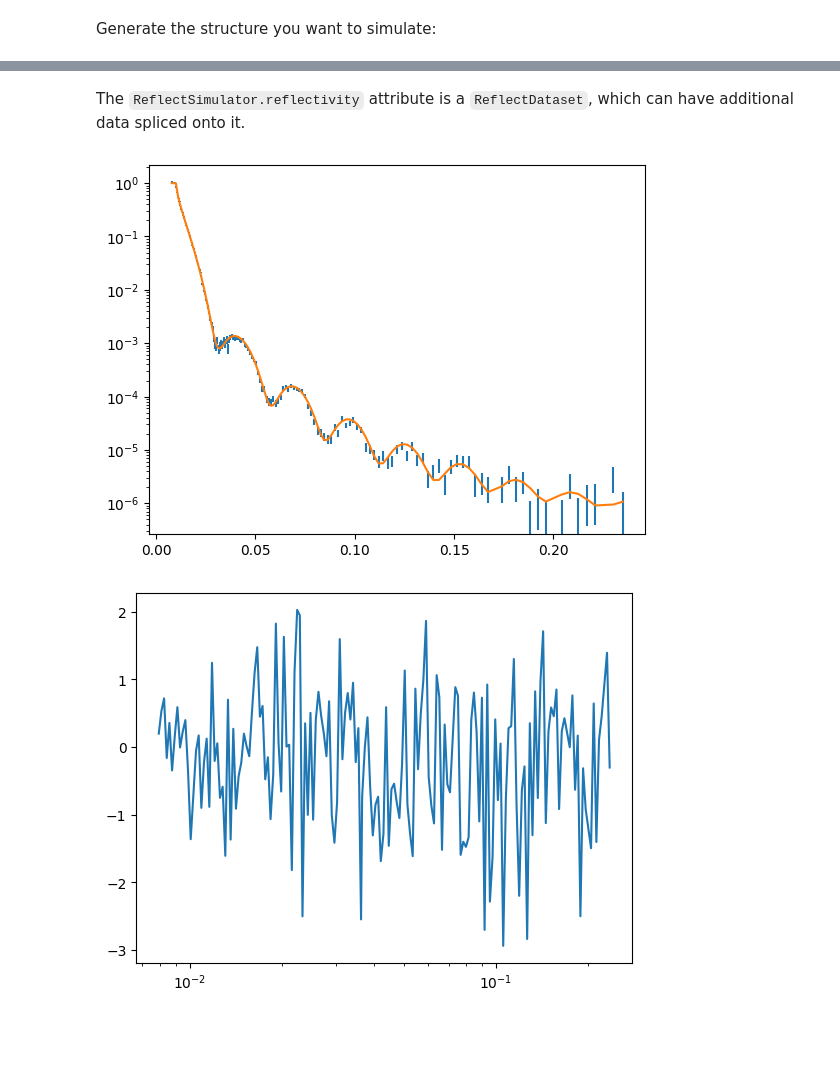
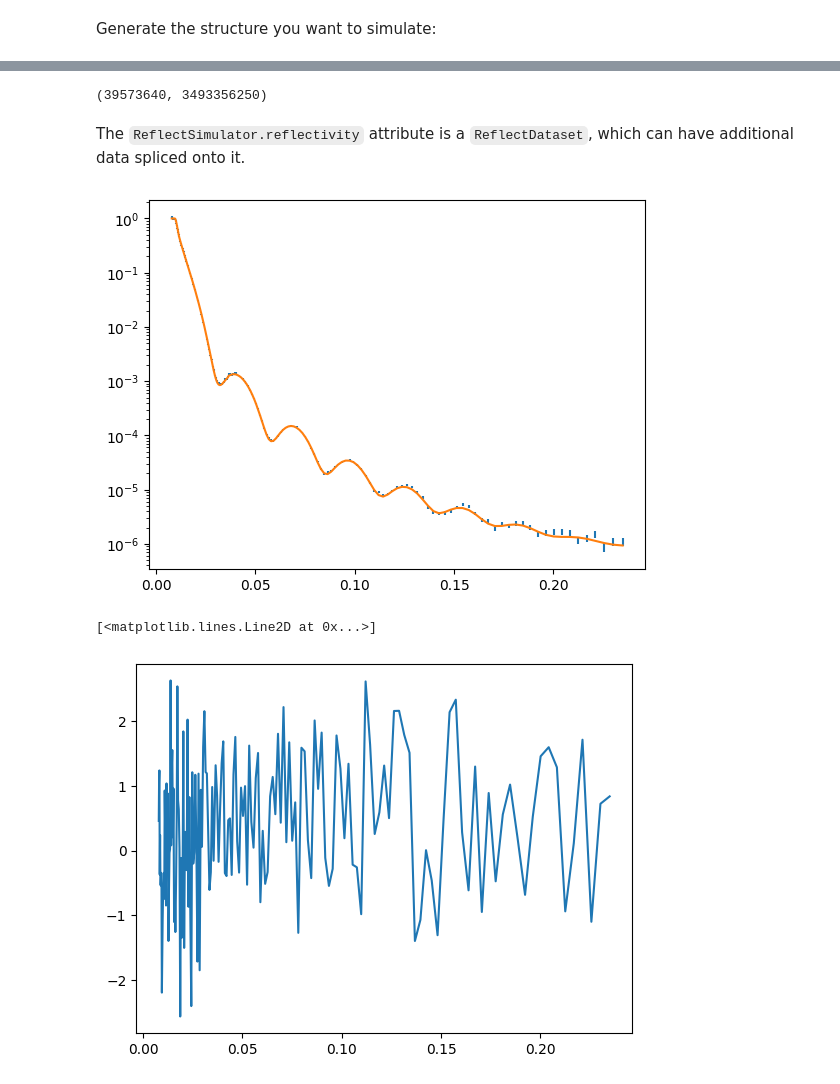
Before and after one commit to refnx/refnx-models, a Jupyter notebook: platypus-simulate/Platypus_simulator.ipynb, the cells around one changed output, grey strips where cells are left out. Saved outputs shown, nothing was run; the diff lists cells and outputs as text; code cells hidden in the pictures; blank space fills up the shorter version.

Commit message:
MAINT: non-gaussian resolution function

```diff
--- a/platypus-simulate/Platypus_simulator.ipynb
+++ b/platypus-simulate/Platypus_simulator.ipynb
@@ -26,4 +30,4 @@ sio2 = SLD(3.47)
 si = SLD(2.07)
 
 s = air | sio2(225, 3) | si(0, 3)
-model = ReflectModel(s, bkg=5e-7)
+model = ReflectModel(s, bkg=5e-7, threads=8)
@@ -32,3 +36,26 @@ Create the instrument simulator and sample. Here we sample at two angles of inci
 # %%
-simulator0 = ReflectSimulator(model, 0.65, direct_spectrum="PLP0000711.nx.hdf", rebin=2)
-simulator1 = ReflectSimulator(model, 3, direct_spectrum="PLP0000711.nx.hdf", rebin=2)
+with warnings.catch_warnings():
+    warnings.simplefilter("ignore", RuntimeWarning)
+
+    simulator0 = ReflectSimulator(
+        model,
+        0.65,
+        direct_spectrum="PLP0049278.nx.hdf",
+        rebin=2,
+        dtheta=3.3,
+        dlambda=8,
+        L12=2989,
+        L2S=146,
+        footprint=65,
+    )
+    simulator1 = ReflectSimulator(
+        model,
+        3,
+        direct_spectrum="PLP0049279.nx.hdf",
+        rebin=2,
+        dtheta=3.3,
+        dlambda=8,
+        L12=2989,
+        L2S=146,
+        footprint=65,
+    )
@@ -35 +64,12 @@ simulator1 = ReflectSimulator(model, 3, direct_spectrum="PLP0000711.nx.hdf", reb
+# %%
+# Measuring at 7.7 % wavelength resolution is 2.33 times more intense than 3.3 %.
+rs0 = simulator0.recommended_samples(
+    300, scale=30 * 2.33
+)  # measured with x 30 attenuator
+rs1 = simulator1.recommended_samples(
+    900, scale=300 * 2.33
+)  # measured with x 300 attenuator
+rs0, rs1
+# %% [output]
+(39573640, 3493356250)
 # %%
@@ -50,12 +85,25 @@ data.save("sim.txt")
+# %%
+data0 = simulator0.reflectivity
+data1 = simulator1.reflectivity
+
+# inject the detailed resolution kernel into the dataset. By default the x_err attribute has the gaussian approximation.
+data0.x_err = simulator0.resolution_kernel(nbins=51)
+data1.x_err = simulator1.resolution_kernel(nbins=51)
+
+data0 += data1
+
+# save the dataset to an HDF5 file.
+_data1D_to_hdf("detailed_kernel.h5", data0)
 # %%
-ebc = plt.errorbar(data.x, data.y, yerr=data.y_err)
+ebc = plt.errorbar(data0.x, data0.y, yerr=data0.y_err)
 ebc[0].set_linewidth(0)
-plt.plot(data.x, model(data.x, x_err=data.x_err))
+plt.plot(data0.x, model(data0.x, x_err=data0.x_err))
 plt.yscale("log")
+# plt.xscale("log")
 # %% [output]
-[figure, old version]
+[figure, new version]
 # %%
-plt.plot(data.x, (data.y - model(data.x, x_err=data.x_err)) / data.y_err)
-plt.xscale("log");
+plt.plot(data0.x, (data0.y - model(data0.x, x_err=data0.x_err)) / data0.y_err)
 # %% [output]
+[<matplotlib.lines.Line2D at 0x...>]
-[figure, old version]
+[figure, new version]
```
Also changed, not shown: parts of 9 cells of this notebook, 2 other files.
